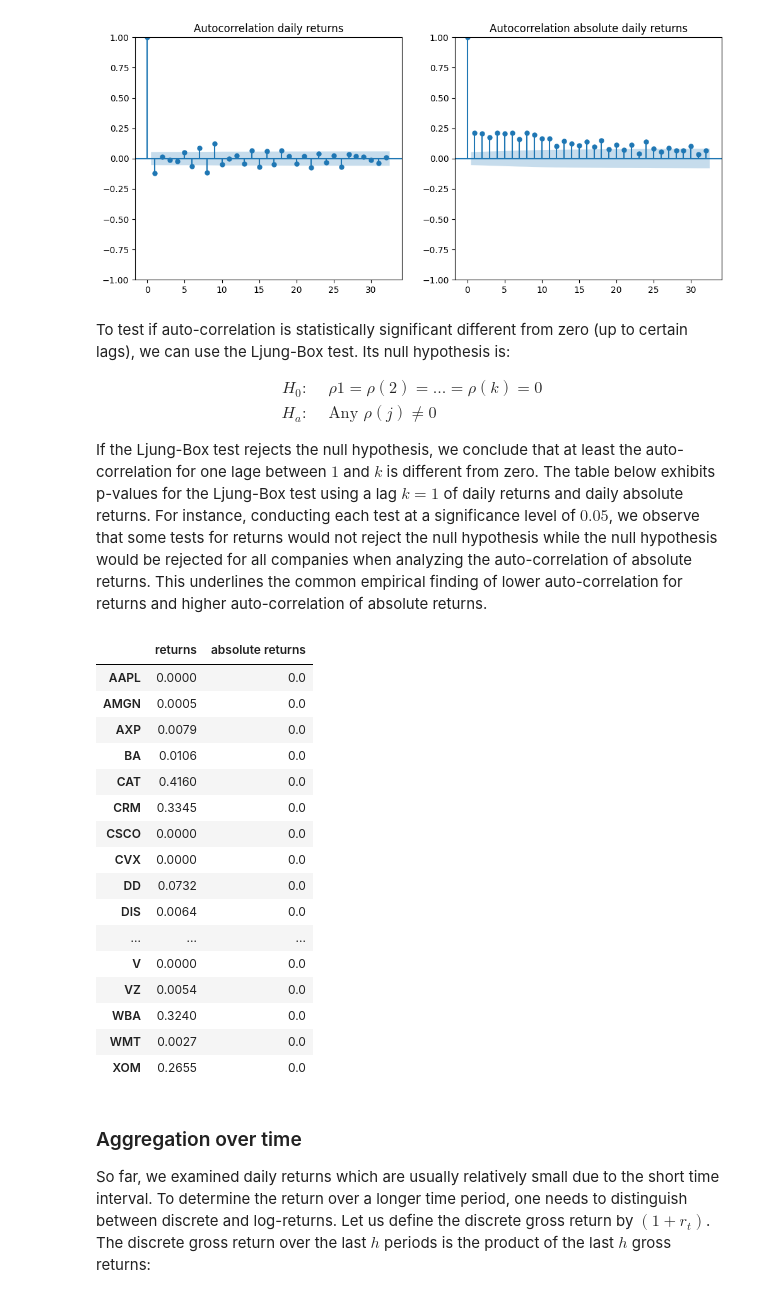
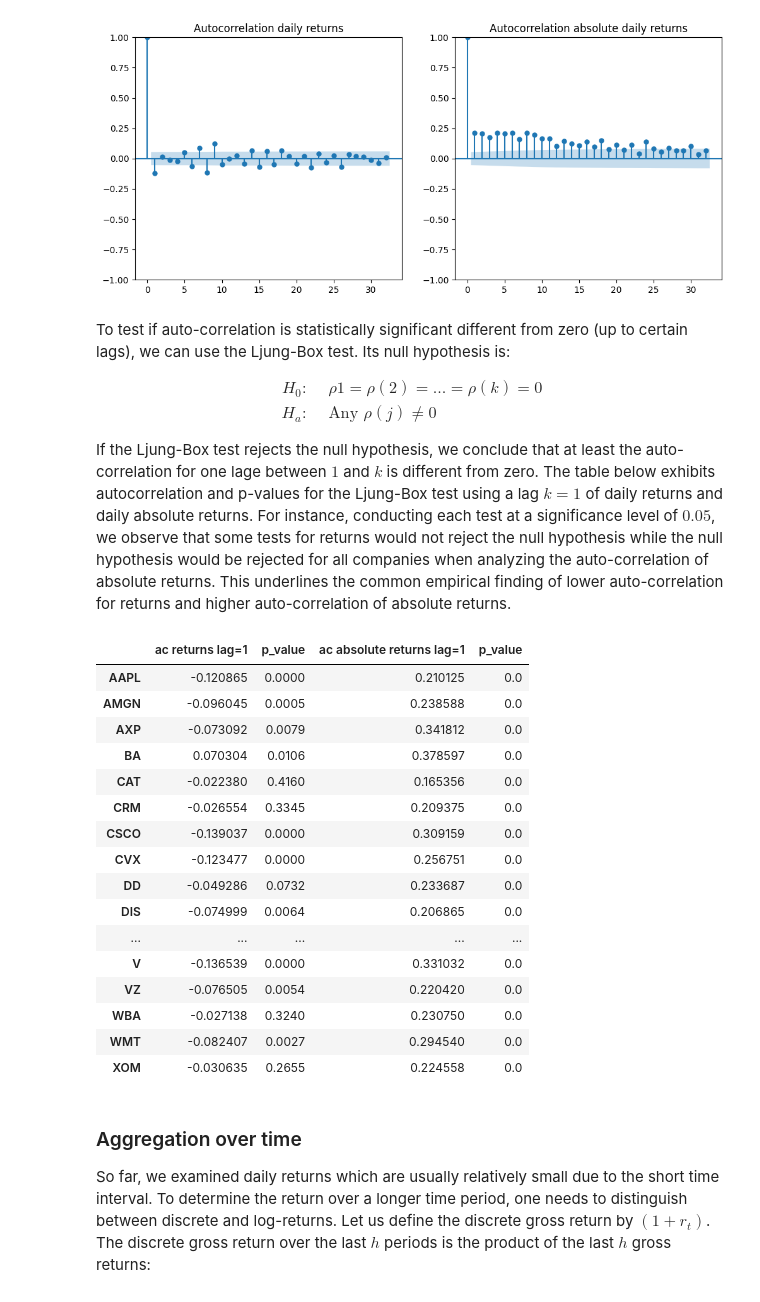
Before and after one commit to RalfKellner/fdaml_coursebook, a Jupyter notebook: coursebook/_build/jupyter_execute/02_empirical_asset_returns.ipynb, the cells around one changed output. Cells and saved outputs as stored; diff of their text form; code cells hidden in the pictures.

```diff
--- a/coursebook/_build/jupyter_execute/02_empirical_asset_returns.ipynb
+++ b/coursebook/_build/jupyter_execute/02_empirical_asset_returns.ipynb
@@ -347,34 +347,37 @@ H_a:& \quad \text{Any } \rho(j) \neq 0
 \end{align*}
 $$
 
-If the Ljung-Box test rejects the null hypothesis, we conclude that at least the auto-correlation for one lage between $1$ and $k$ is different from zero. The table below exhibits p-values for the Ljung-Box test using a lag $k=1$ of daily returns and daily absolute returns. For instance, conducting each test at a significance level of $0.05$, we observe that some tests for returns would not reject the null hypothesis while the null hypothesis would be rejected for all companies when analyzing the auto-correlation of absolute returns. This underlines the common empirical finding of lower auto-correlation for returns and higher auto-correlation of absolute returns.
+If the Ljung-Box test rejects the null hypothesis, we conclude that at least the auto-correlation for one lage between $1$ and $k$ is different from zero. The table below exhibits autocorrelation and p-values for the Ljung-Box test using a lag $k=1$ of daily returns and daily absolute returns. For instance, conducting each test at a significance level of $0.05$, we observe that some tests for returns would not reject the null hypothesis while the null hypothesis would be rejected for all companies when analyzing the auto-correlation of absolute returns. This underlines the common empirical finding of lower auto-correlation for returns and higher auto-correlation of absolute returns.
 # %%
 from statsmodels.stats.diagnostic import acorr_ljungbox
+from statsmodels.tsa.stattools import acf
 
+ac_lag_one = df_returns.apply(lambda x: acf(x.dropna())[1], axis = 0)
+abs_ac_lag_one = df_returns.abs().apply(lambda x: acf(x.dropna())[1], axis = 0)
 
 lb_returns = df_returns.apply(lambda x: acorr_ljungbox(x.dropna(), lags = 1).lb_pvalue.values[0].round(4), axis = 0)
 lb_abs_returns = df_returns.abs().apply(lambda x: acorr_ljungbox(x.dropna(), lags = 1).lb_pvalue.values[0].round(4), axis = 0)
-lb_test = pd.concat((lb_returns, lb_abs_returns), axis = 1)
-lb_test.columns = ["returns", "absolute returns "]
+lb_test = pd.concat((ac_lag_one, lb_returns, abs_ac_lag_one, lb_abs_returns), axis = 1)
+lb_test.columns = ["ac returns lag=1", "p_value", "ac absolute returns lag=1", "p_value"]
 lb_test
 # %% [output]
-|  | returns | absolute returns |
-| AAPL | 0.0000 | 0.0 |
-| AMGN | 0.0005 | 0.0 |
-| AXP | 0.0079 | 0.0 |
-| BA | 0.0106 | 0.0 |
-| CAT | 0.4160 | 0.0 |
-| CRM | 0.3345 | 0.0 |
-| CSCO | 0.0000 | 0.0 |
-| CVX | 0.0000 | 0.0 |
-| DD | 0.0732 | 0.0 |
-| DIS | 0.0064 | 0.0 |
-| ... | ... | ... |
-| V | 0.0000 | 0.0 |
-| VZ | 0.0054 | 0.0 |
-| WBA | 0.3240 | 0.0 |
-| WMT | 0.0027 | 0.0 |
-| XOM | 0.2655 | 0.0 |
+|  | ac returns lag=1 | p_value | ac absolute returns lag=1 | p_value |
+| AAPL | -0.120865 | 0.0000 | 0.210125 | 0.0 |
+| AMGN | -0.096045 | 0.0005 | 0.238588 | 0.0 |
+| AXP | -0.073092 | 0.0079 | 0.341812 | 0.0 |
+| BA | 0.070304 | 0.0106 | 0.378597 | 0.0 |
+| CAT | -0.022380 | 0.4160 | 0.165356 | 0.0 |
+| CRM | -0.026554 | 0.3345 | 0.209375 | 0.0 |
+| CSCO | -0.139037 | 0.0000 | 0.309159 | 0.0 |
+| CVX | -0.123477 | 0.0000 | 0.256751 | 0.0 |
+| DD | -0.049286 | 0.0732 | 0.233687 | 0.0 |
+| DIS | -0.074999 | 0.0064 | 0.206865 | 0.0 |
+| ... | ... | ... | ... | ... |
+| V | -0.136539 | 0.0000 | 0.331032 | 0.0 |
+| VZ | -0.076505 | 0.0054 | 0.220420 | 0.0 |
+| WBA | -0.027138 | 0.3240 | 0.230750 | 0.0 |
+| WMT | -0.082407 | 0.0027 | 0.294540 | 0.0 |
+| XOM | -0.030635 | 0.2655 | 0.224558 | 0.0 |
 # %% [markdown]
 ### Aggregation over time
 
```
Also changed, not shown: parts of 3 cells of this notebook, 15 other files.
